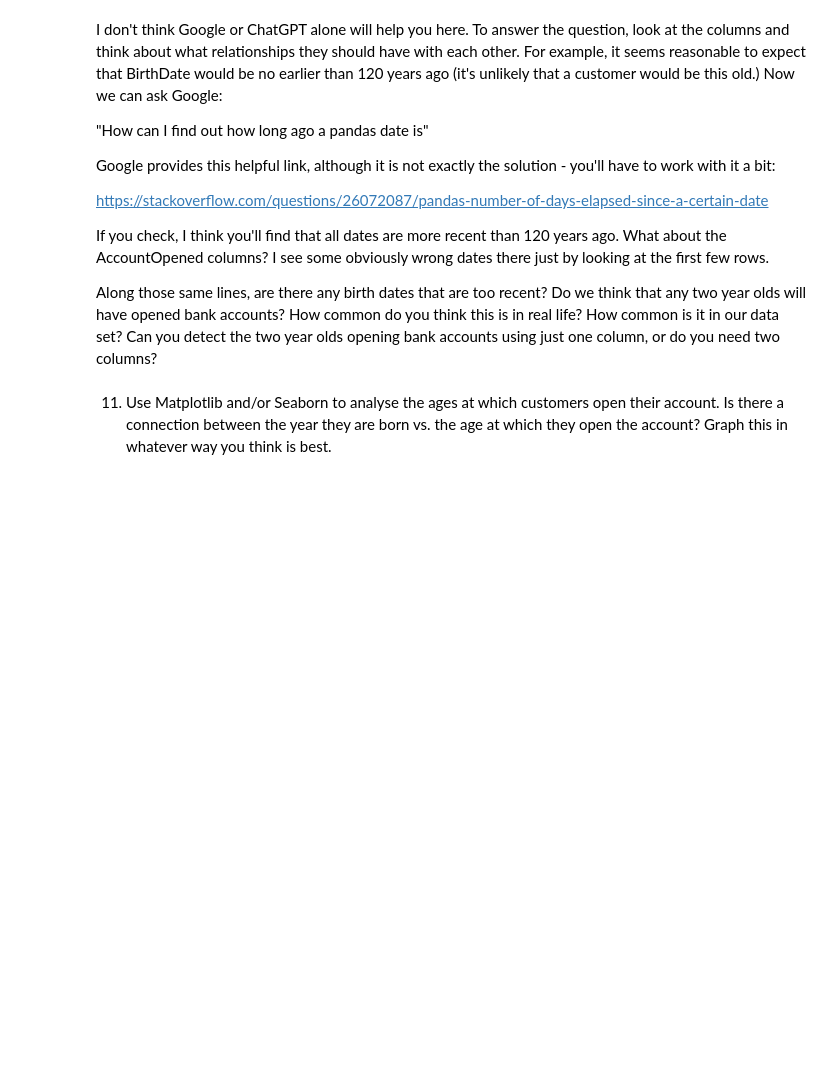
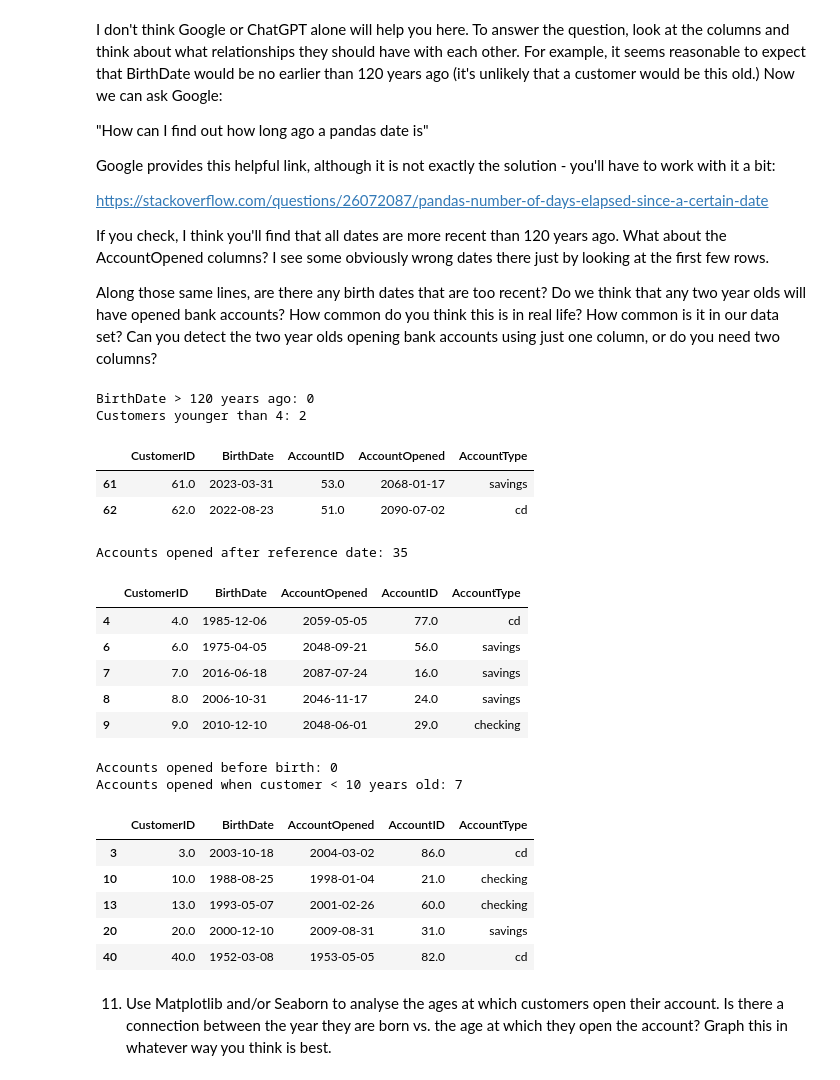
Before and after one commit to RevibeZ/DX699-Mod2-AI-for-Leaders, a Jupyter notebook: OMDS-ModB2-Week1-Pimentel-Erwin.ipynb, the cells around one changed output. Drawn from its saved outputs; the diff is of its cells as text; code cells hidden in the pictures; blank space fills up the shorter version.

```diff
--- a/OMDS-ModB2-Week1-Pimentel-Erwin.ipynb
+++ b/OMDS-ModB2-Week1-Pimentel-Erwin.ipynb
@@ -446,6 +537,65 @@ https://stackoverflow.com/questions/26072087/pandas-number-of-days-elapsed-since
 If you check, I think you'll find that all dates are more recent than 120 years ago.  What about the AccountOpened columns?  I see some obviously wrong dates there just by looking at the first few rows.
 
 Along those same lines, are there any birth dates that are too recent?  Do we think that any two year olds will have opened bank accounts?  How common do you think this is in real life?  How common is it in our data set?  Can you detect the two year olds opening bank accounts using just one column, or do you need two columns?
+# %%
+# Problem 10: sanity checks for "values that don't seem right"
+df_check = df2.copy()
+
+# Reference Date for age calculations
+ref_date = pd.Timestamp.today().normalize()
+
+# 1) BirthDate older than 120 years
+age_years = ((ref_date - df_check["BirthDate"]).dt.days // 365).astype("Int64")
+too_old = age_years > 120
+print("BirthDate > 120 years ago:", int(too_old.sum()))
+if too_old.any():
+    display(df_check.loc[too_old, ["CustomerID", "BirthDate", "AccountID", "AccountOpened", "AccountType"]].head())
+
+# 2) BirthDate too recent
+very_young = age_years < 4
+print("Customers younger than 4:", int(very_young.sum()))
+if very_young.any():
+    display(df_check.loc[very_young, ["CustomerID", "BirthDate", "AccountID", "AccountOpened", "AccountType"]].head())
+
+# 3) AccountOpened in the future relative to ref_date
+opened_in_future = df_check["AccountOpened"] > ref_date
+print("Accounts opened after reference date:", int(opened_in_future.sum()))
+if opened_in_future.any():
+    display(df_check.loc[opened_in_future, ["CustomerID", "BirthDate", "AccountOpened", "AccountID", "AccountType"]].head())
+
+# 4) AccountOpened before BirthDate
+opened_before_birth = df_check["AccountOpened"] < df_check["BirthDate"]
+print("Accounts opened before birth:", int(opened_before_birth.sum()))
+if opened_before_birth.any():
+    display(df_check.loc[opened_before_birth, ["CustomerID", "BirthDate", "AccountOpened", "AccountID", "AccountType"]].head())
+
+# 5) "Two-year-olds opening accounts"
+age_at_open_years = ((df_check["AccountOpened"] - df_check["BirthDate"]).dt.days // 365).astype("Int64")
+toddlers_opening = age_at_open_years < 10
+print("Accounts opened when customer < 10 years old:", int(toddlers_opening.sum()))
+if toddlers_opening.any():
+    display(df_check.loc[toddlers_opening, ["CustomerID", "BirthDate", "AccountOpened", "AccountID", "AccountType"]].head())
+# %% [output]
+BirthDate > 120 years ago: 0
+Customers younger than 4: 2
+|  | CustomerID | BirthDate | AccountID | AccountOpened | AccountType |
+| 61 | 61.0 | 2023-03-31 | 53.0 | 2068-01-17 | savings |
+| 62 | 62.0 | 2022-08-23 | 51.0 | 2090-07-02 | cd |
+Accounts opened after reference date: 35
+|  | CustomerID | BirthDate | AccountOpened | AccountID | AccountType |
+| 4 | 4.0 | 1985-12-06 | 2059-05-05 | 77.0 | cd |
+| 6 | 6.0 | 1975-04-05 | 2048-09-21 | 56.0 | savings |
+| 7 | 7.0 | 2016-06-18 | 2087-07-24 | 16.0 | savings |
+| 8 | 8.0 | 2006-10-31 | 2046-11-17 | 24.0 | savings |
+| 9 | 9.0 | 2010-12-10 | 2048-06-01 | 29.0 | checking |
+Accounts opened before birth: 0
+Accounts opened when customer < 10 years old: 7
+|  | CustomerID | BirthDate | AccountOpened | AccountID | AccountType |
+| 3 | 3.0 | 2003-10-18 | 2004-03-02 | 86.0 | cd |
+| 10 | 10.0 | 1988-08-25 | 1998-01-04 | 21.0 | checking |
+| 13 | 13.0 | 1993-05-07 | 2001-02-26 | 60.0 | checking |
+| 20 | 20.0 | 2000-12-10 | 2009-08-31 | 31.0 | savings |
+| 40 | 40.0 | 1952-03-08 | 1953-05-05 | 82.0 | cd |
 # %% [markdown]
 11. Use Matplotlib and/or Seaborn to analyse the ages at which customers open their account.  Is there a connection between the year they are born vs. the age at which they open the account?  Graph this in whatever way you think is best.
 # %% [markdown]
```
Also changed, not shown: parts of 7 cells of this notebook.
